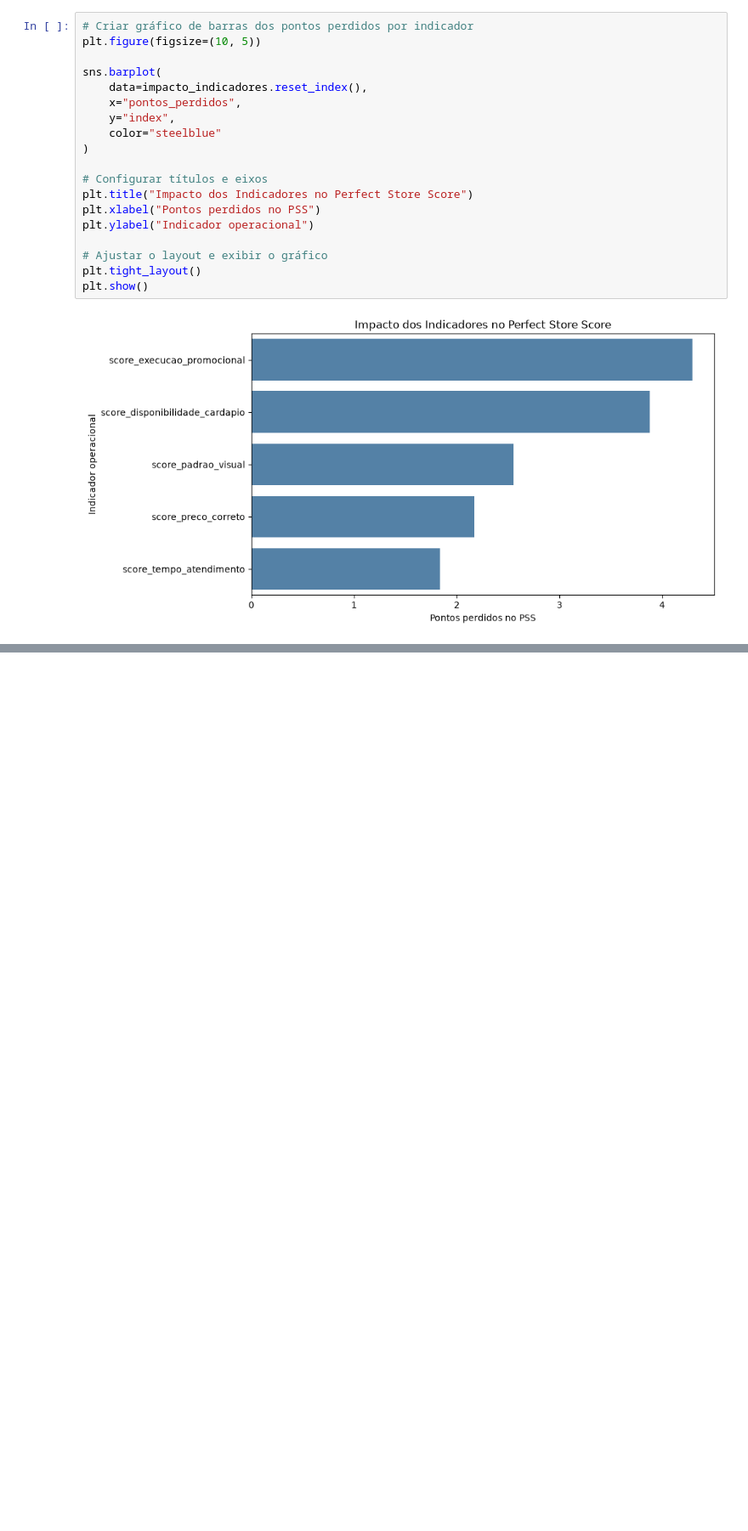
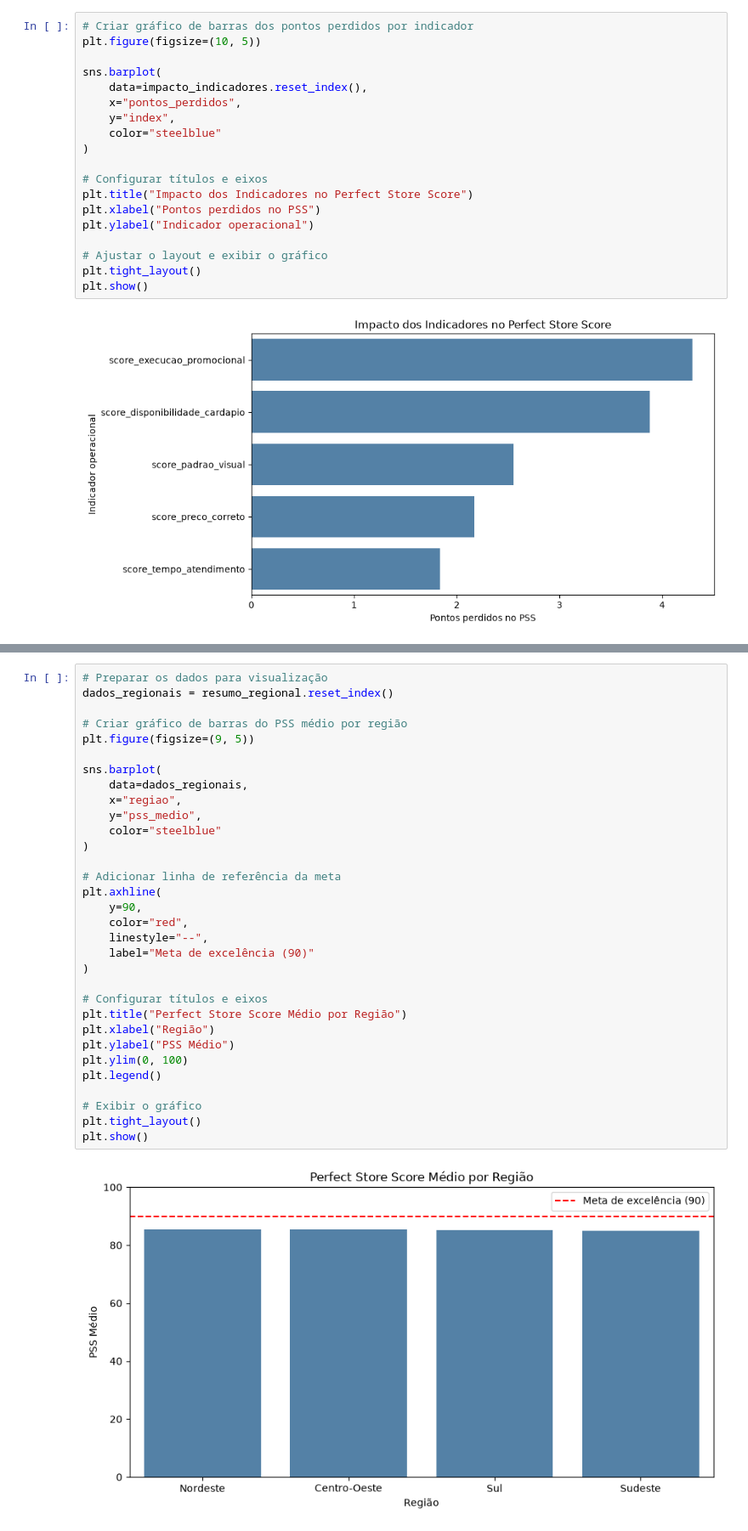
Before and after one commit to DanielDevCC26/perfect-store-analysis, a Jupyter notebook: notebooks/perfect_store_analysis.ipynb, the cells around one changed output, grey strips where cells are left out. Shown at 85% size. Saved outputs shown, nothing was run; the diff lists cells and outputs as text; blank space fills up the shorter version.

Commit message:
Analyze Regional and Monthly Performance

```diff
--- a/notebooks/perfect_store_analysis.ipynb
+++ b/notebooks/perfect_store_analysis.ipynb
@@ -374,0 +411,34 @@ plt.show()
+# %%
+# Preparar os dados para visualização
+dados_regionais = resumo_regional.reset_index()
+
+# Criar gráfico de barras do PSS médio por região
+plt.figure(figsize=(9, 5))
+
+sns.barplot(
+    data=dados_regionais,
+    x="regiao",
+    y="pss_medio",
+    color="steelblue"
+)
+
+# Adicionar linha de referência da meta
+plt.axhline(
+    y=90,
+    color="red",
+    linestyle="--",
+    label="Meta de excelência (90)"
+)
+
+# Configurar títulos e eixos
+plt.title("Perfect Store Score Médio por Região")
+plt.xlabel("Região")
+plt.ylabel("PSS Médio")
+plt.ylim(0, 100)
+plt.legend()
+
+# Exibir o gráfico
+plt.tight_layout()
+plt.show()
+# %% [output]
+[figure, added]
```
Also changed, not shown: parts of 5 cells of this notebook.
